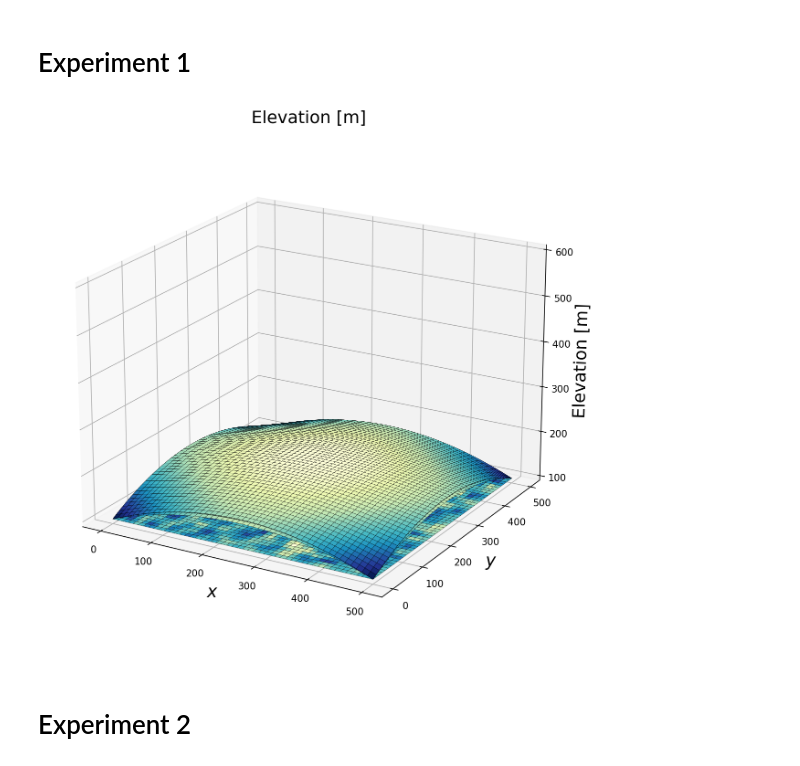
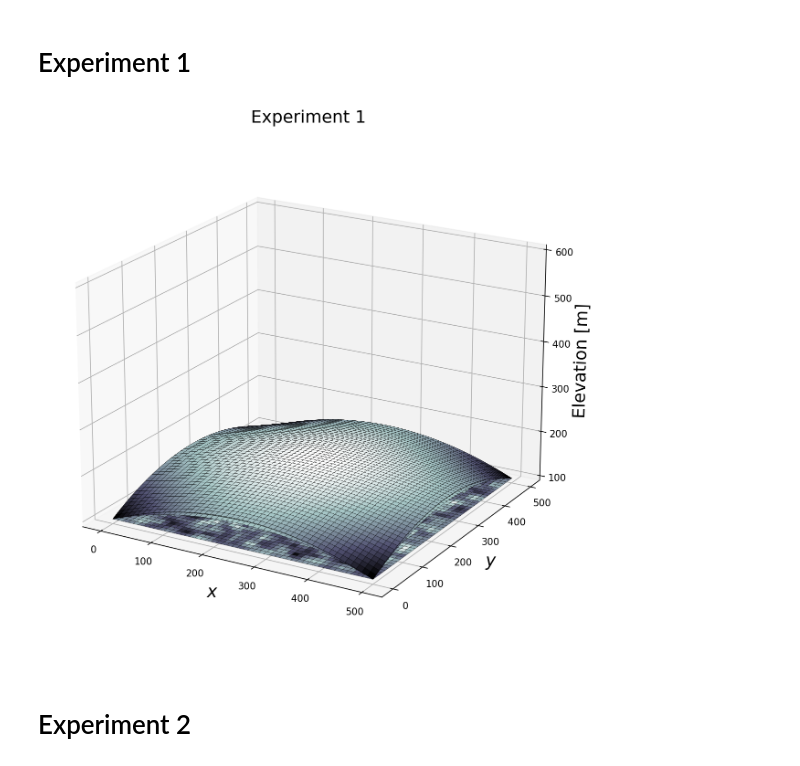
Before and after one commit to Roythebuilder15/Geos518, a Jupyter notebook: module 4/2D_LandscapeEvolution-Assignment.ipynb, the cells around one changed output. Cells and saved outputs as stored; diff of their text form; code cells hidden in the pictures.

```diff
--- a/module 4/2D_LandscapeEvolution-Assignment.ipynb
+++ b/module 4/2D_LandscapeEvolution-Assignment.ipynb
@@ -116,21 +116,21 @@ for i in range(1,int(Nt)):
     hnext_1D[-1] = hi
     H_1D[:,i] = hnext_1D[:,0]
 # %%
-Delta2_1D2 = np.matrix(np.diagflat(-2.0*np.ones((int(Nx),1)),k=0) + np.diagflat(np.ones((int(Nx-1),1)),k=1) \
-    + np.diagflat(np.ones((int(Nx-1),1)),k=-1))
-
-h0_1D2 = hi*np.ones(shape=(int(Nx),1))
-
-H_1D2 = np.matrix(np.zeros(shape=(int(Nx),int(Nt))))
-
-H_1D2[:,0] = np.matrix(h0_1D)
-
-for i in range(1,int(Nt)):
-    hinit_1D2 = H_1D[:,i-1]
-    hnext_1D2 = hinit_1D + alpha2*Delta2_1D*hinit_1D + U*dt
-    hnext_1D2[0] = hi
-    hnext_1D2[-1] = hi
-    H_1D2[:,i] = hnext_1D[:,0]
+#Delta2_1D2 = np.matrix(np.diagflat(-2.0*np.ones((int(Nx),1)),k=0) + np.diagflat(np.ones((int(Nx-1),1)),k=1) \
+#    + np.diagflat(np.ones((int(Nx-1),1)),k=-1))
+#
+#h0_1D2 = hi*np.ones(shape=(int(Nx),1))
+#
+#H_1D2 = np.matrix(np.zeros(shape=(int(Nx),int(Nt))))
+#
+#H_1D2[:,0] = np.matrix(h0_1D)
+#
+#for i in range(1,int(Nt)):
+#    hinit_1D2 = H_1D[:,i-1]
+#    hnext_1D2 = hinit_1D + alpha2*Delta2_1D*hinit_1D + U*dt
+#    hnext_1D2[0] = hi
+#    hnext_1D2[-1] = hi
+#    H_1D2[:,i] = hnext_1D[:,0]
 # %% [markdown]
 ## Run the Model
 
@@ -144,6 +144,7 @@ h0 = hi*np.ones(shape=(int(N),1)) + 0.1*np.random.randn(N,1)
 hnext = np.matrix(h0)
 
 max_elev = np.zeros(int(Nt))
+max_elev[0] = hnext.max()
 
 figcounter = 1
 
@@ -155,36 +156,36 @@ for i in range(1,int(Nt)):
     hnext[NBound.astype(int)] = H_1D[:,i]
     hnext[EBound.astype(int)] = H_1D[:,i]
     hnext[SBound.astype(int)] = H_1D[:,i]
     hnext[WBound.astype(int)] = H_1D[:,i]
 
     max_elev[i] = hnext.max()
 
 
     if(i==1) or ((i*dt) % OutputInterval == 0):
         H = np.reshape(hnext,(Ny,Nx))
 
         if(individual_plots==1):
             fig, ax = plt.subplots(subplot_kw={'projection': '3d'}, figsize=(14,10), dpi=150)
             ax.set_title("Elevation $h_{i,j}$ at t = %s"%(i*dt), fontsize=18)
         else:
             if(figcounter==1):
                 fig, ax = plt.subplots(subplot_kw={'projection': '3d'}, figsize=(14,10), dpi=150)
-            ax.set_title('Elevation [m]', fontsize=18)
+            ax.set_title('Experiment 1', fontsize=18)
         ax.set_xlabel('$x$', fontsize=18)
         ax.set_ylabel('$y$', fontsize=18)
         ax.set_zlabel('Elevation [m]', fontsize=18)
         ax.set_xticks(np.arange(xMin,xMax+1.0,(xMax-xMin)/5))
         ax.set_yticks(np.arange(yMin,yMax+1.0,(yMax-yMin)/5))
         mpl.rcParams['xtick.labelsize'] = 16
         mpl.rcParams['ytick.labelsize'] = 16
-        ax.plot_surface(X,Y,H,cmap='YlGnBu_r',linewidth=0.2,edgecolors='k')
+        ax.plot_surface(X,Y,H,cmap='bone',linewidth=0.2,edgecolors='k')
         ax.set_zlim(hi, hi+U*dt*Nt)
         ax.view_init(elev=20.0)
         figcounter = figcounter + 1
 
 plt.show()
 # %% [output]
-[figure, old version]
+[figure, new version]
 # %% [markdown]
 # Experiment 2
 # %%
```
Also changed, not shown: parts of 4 cells of this notebook.
